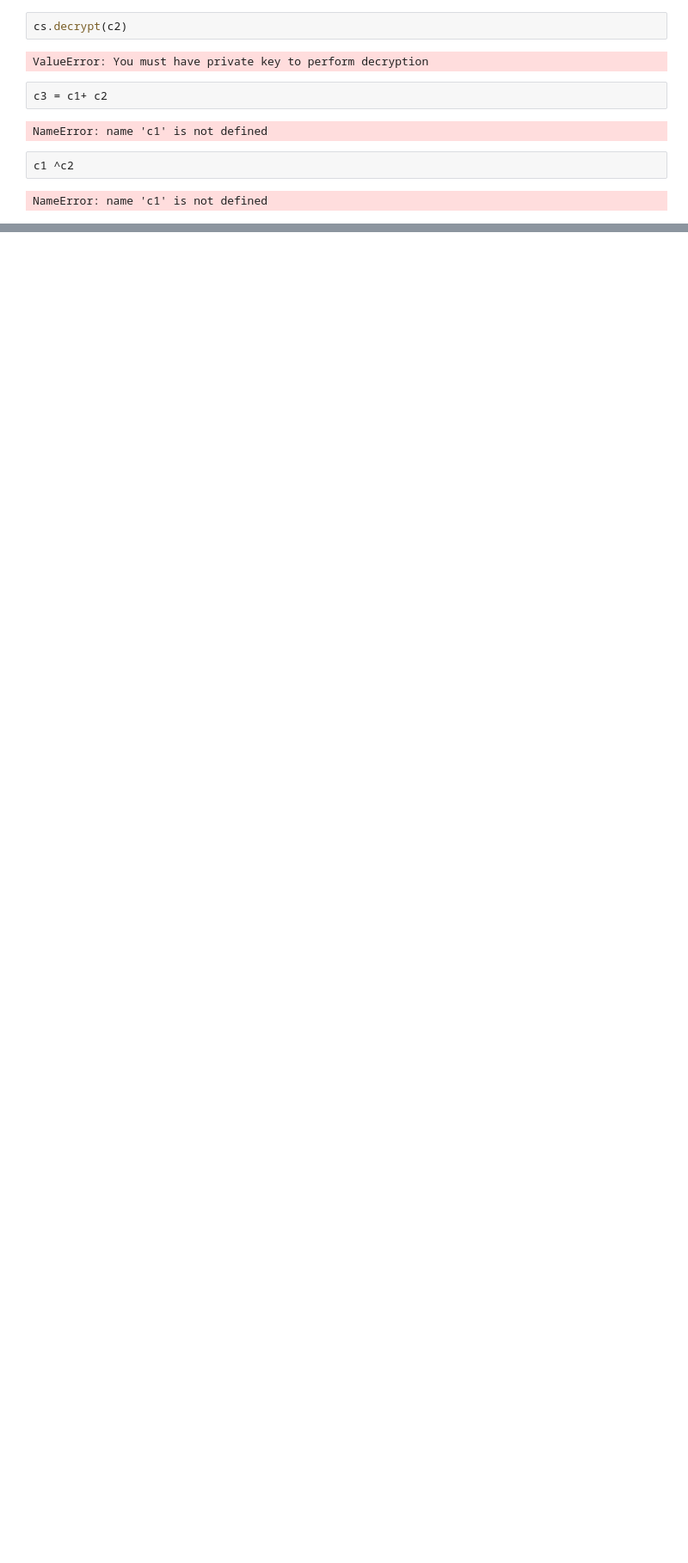
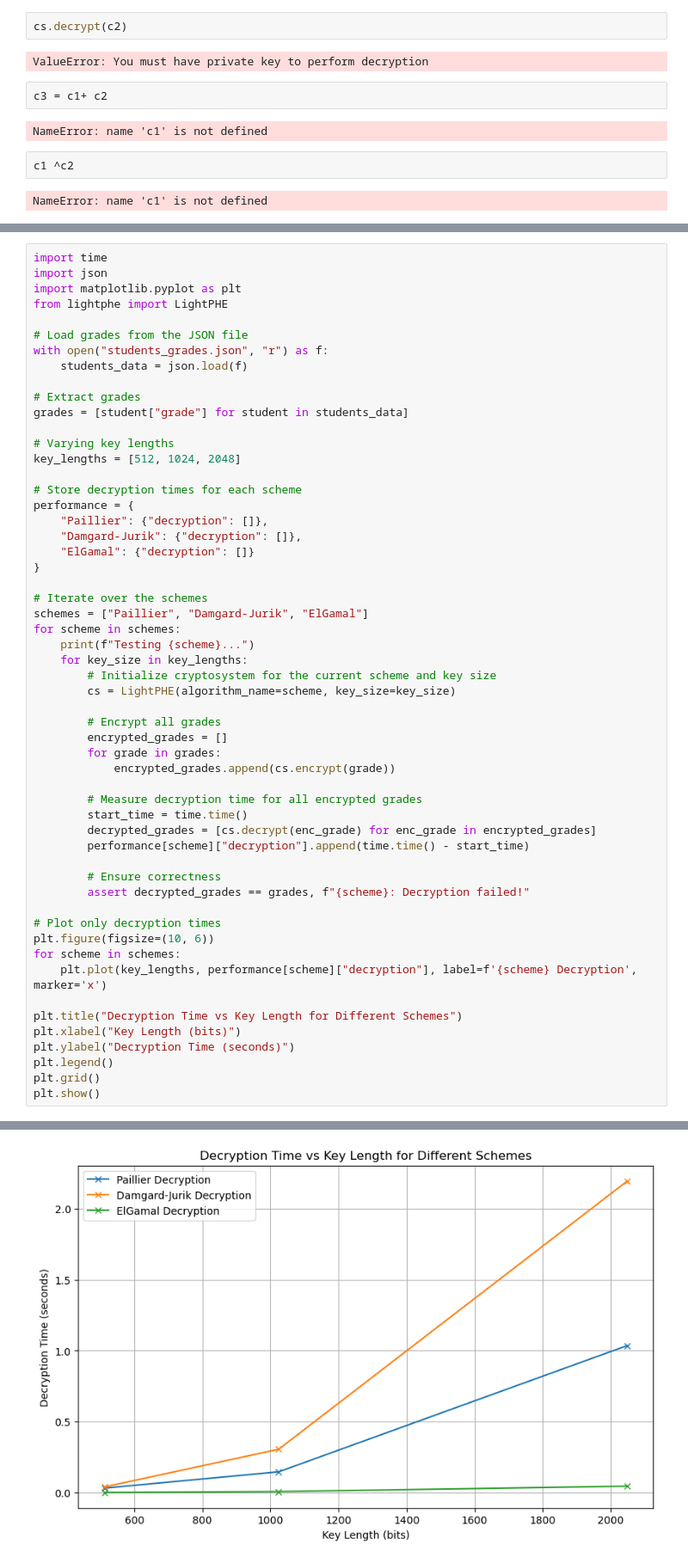
Before and after one commit to Benjamimmoreira/SP3, a Jupyter notebook: LightPHE/scripts/Project_Clud.ipynb, the cells around one changed output, grey strips where cells are left out. Shown: that part at 86% size. Cells and saved outputs as stored; diff of their text form; blank space fills up the shorter version.

```diff
--- a/LightPHE/scripts/Project_Clud.ipynb
+++ b/LightPHE/scripts/Project_Clud.ipynb
@@ -40,0 +75,56 @@ NameError: name 'c1' is not defined
+# %%
+import time
+import json
+import matplotlib.pyplot as plt
+from lightphe import LightPHE
+
+# Load grades from the JSON file
+with open("students_grades.json", "r") as f:
+    students_data = json.load(f)
+
+# Extract grades
+grades = [student["grade"] for student in students_data]
+
+# Varying key lengths
+key_lengths = [512, 1024, 2048]
+
+# Store decryption times for each scheme
+performance = {
+    "Paillier": {"decryption": []},
+    "Damgard-Jurik": {"decryption": []},
+    "ElGamal": {"decryption": []}
+}
+
+# Iterate over the schemes
+schemes = ["Paillier", "Damgard-Jurik", "ElGamal"]
+for scheme in schemes:
+    print(f"Testing {scheme}...")
+    for key_size in key_lengths:
+        # Initialize cryptosystem for the current scheme and key size
+        cs = LightPHE(algorithm_name=scheme, key_size=key_size)
+
+        # Encrypt all grades
+        encrypted_grades = []
+        for grade in grades:
+            encrypted_grades.append(cs.encrypt(grade))
+
+        # Measure decryption time for all encrypted grades
+        start_time = time.time()
+        decrypted_grades = [cs.decrypt(enc_grade) for enc_grade in encrypted_grades]
+        performance[scheme]["decryption"].append(time.time() - start_time)
+
+        # Ensure correctness
+        assert decrypted_grades == grades, f"{scheme}: Decryption failed!"
+
+# Plot only decryption times
+plt.figure(figsize=(10, 6))
+for scheme in schemes:
+    plt.plot(key_lengths, performance[scheme]["decryption"], label=f'{scheme} Decryption', marker='x')
+
+plt.title("Decryption Time vs Key Length for Different Schemes")
+plt.xlabel("Key Length (bits)")
+plt.ylabel("Decryption Time (seconds)")
+plt.legend()
+plt.grid()
+plt.show()
+# %% [output]
@@ -40,0 +134 @@ NameError: name 'c1' is not defined
+[figure, added]
```
Also changed, not shown: parts of 3 cells of this notebook, 6 other files.
